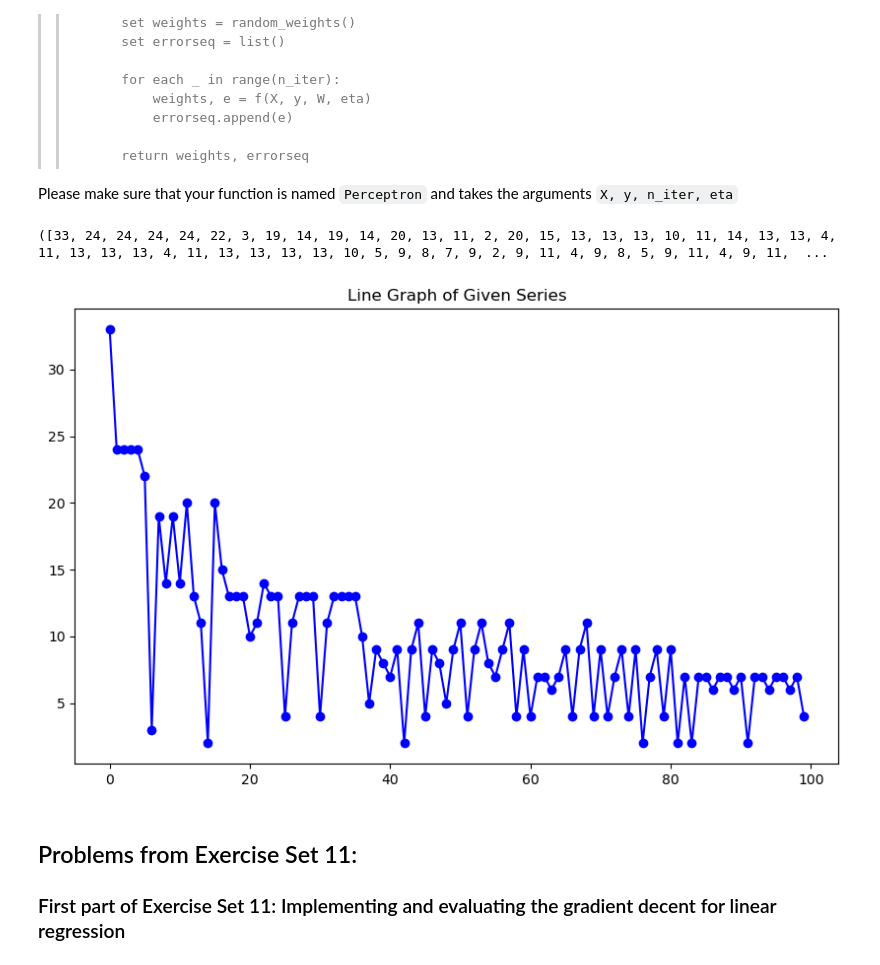
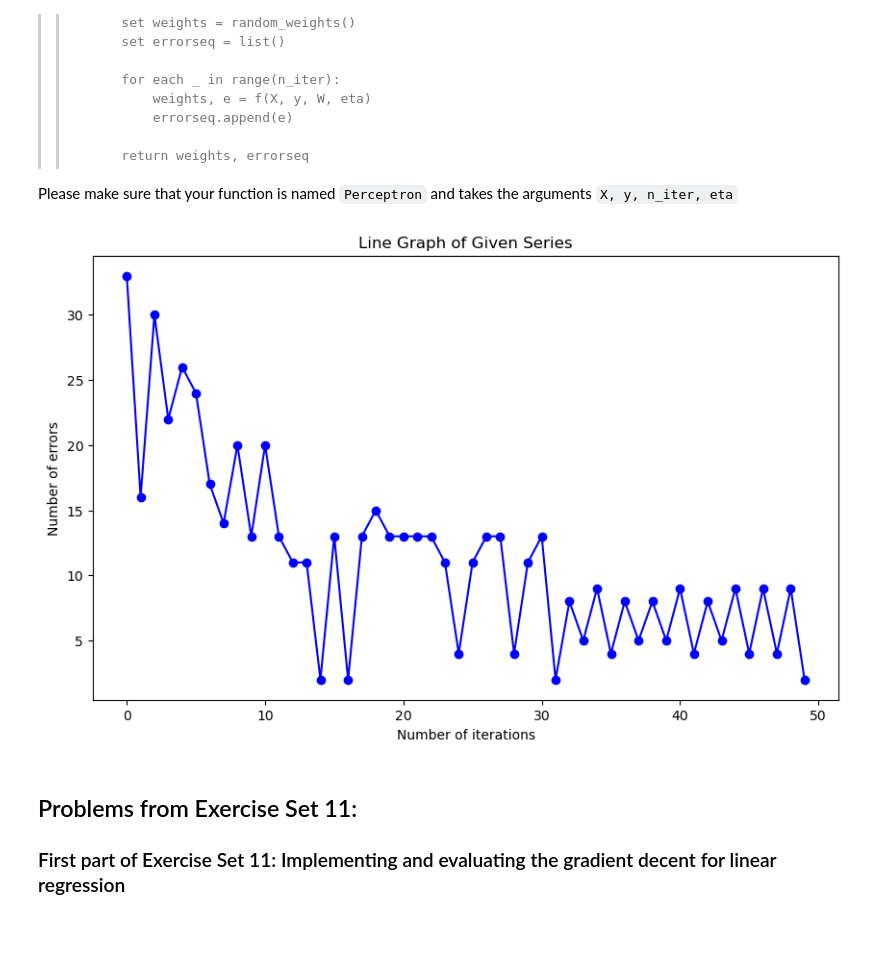
Before and after one commit to martinskafte321/Introduction-Social-Data-Science, a Jupyter notebook: assignment2/assignments_2.ipynb, the cells around one changed output. Drawn from its saved outputs; the diff is of its cells as text; code cells hidden in the pictures; blank space fills up the shorter version.

```diff
--- a/assignment2/assignments_2.ipynb
+++ b/assignment2/assignments_2.ipynb
@@ -145,31 +148,33 @@ NotImplementedError:
 Please make sure that your function is named `Perceptron` and takes the arguments `X, y, n_iter, eta`
 # %%
 # YOUR CODE HERE
+
+
 def Perceptron(X, y, n_iter, eta):
     weights = random_weights()
 
     errorseq = []
 
     for i in range(n_iter):
         weights,e = perceptronEpoch(X,y,W=weights,eta=eta)
 
         errorseq.append(e)
     return errorseq,weights
-print(data)
-data = Perceptron(Xtrain,ytrain,n_iter=100,eta=0.01)
+
+
+data = Perceptron(Xtrain,ytrain,n_iter=50,eta=0.1)
 
 
 plt.figure(figsize=(10, 6))
 plt.plot(data[0], marker='o', linestyle='-', color='b')
-ax.set_xlabel('Number of iterations')
-ax.set_ylabel('Number of errors')
+plt.xlabel('Number of iterations')
+plt.ylabel('Number of errors')
 plt.title('Line Graph of Given Series')
 plt.show()
 
 #raise NotImplementedError()
 # %% [output]
-([33, 24, 24, 24, 24, 22, 3, 19, 14, 19, 14, 20, 13, 11, 2, 20, 15, 13, 13, 13, 10, 11, 14, 13, 13, 4, 11, 13, 13, 13, 4, 11, 13, 13, 13, 13, 10, 5, 9, 8, 7, 9, 2, 9, 11, 4, 9, 8, 5, 9, 11, 4, 9, 11,  ...
-[figure, old version]
+[figure, new version]
 # %% [markdown]
 ## Problems from Exercise Set 11:
 
```
Also changed, not shown: parts of 12 cells of this notebook, 2 other files.
